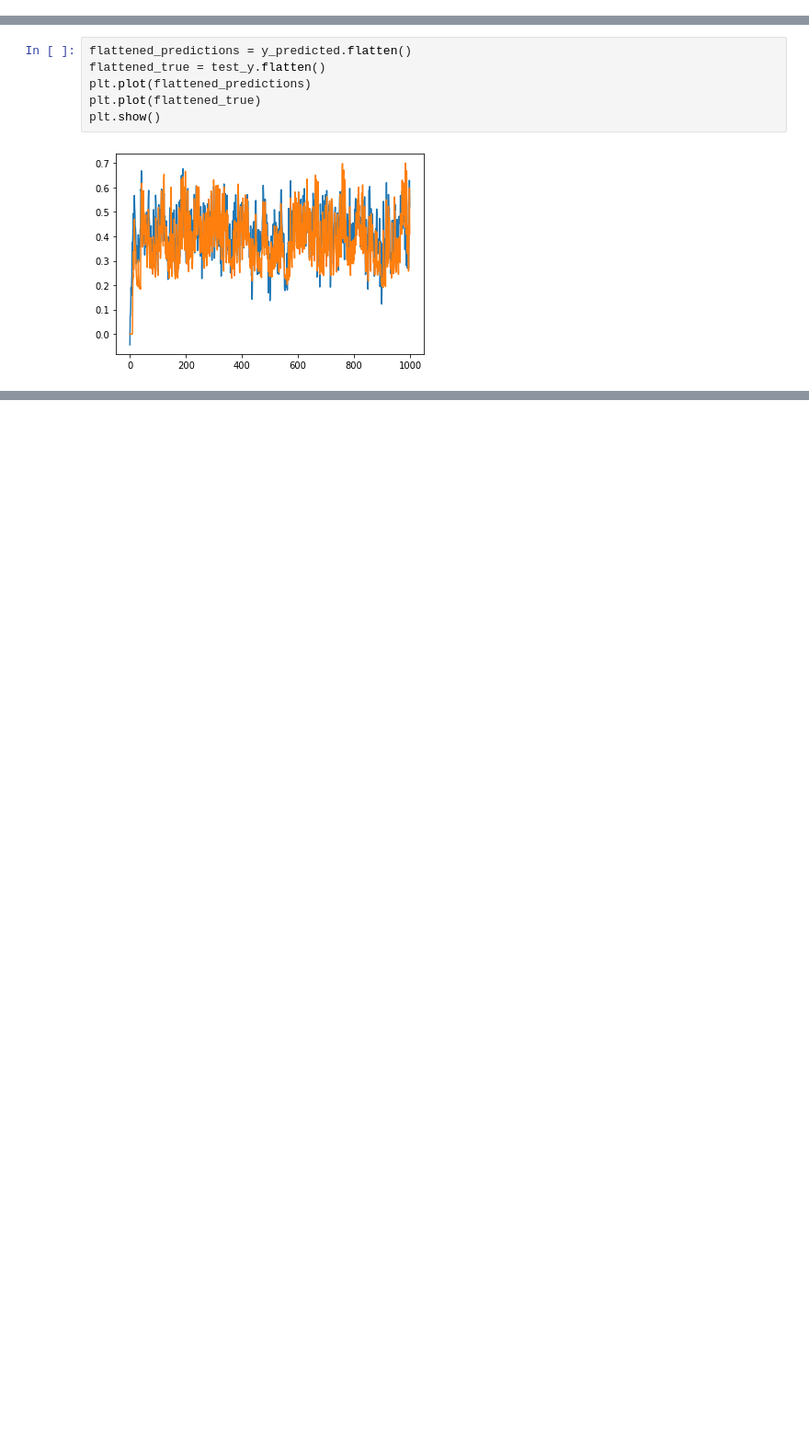
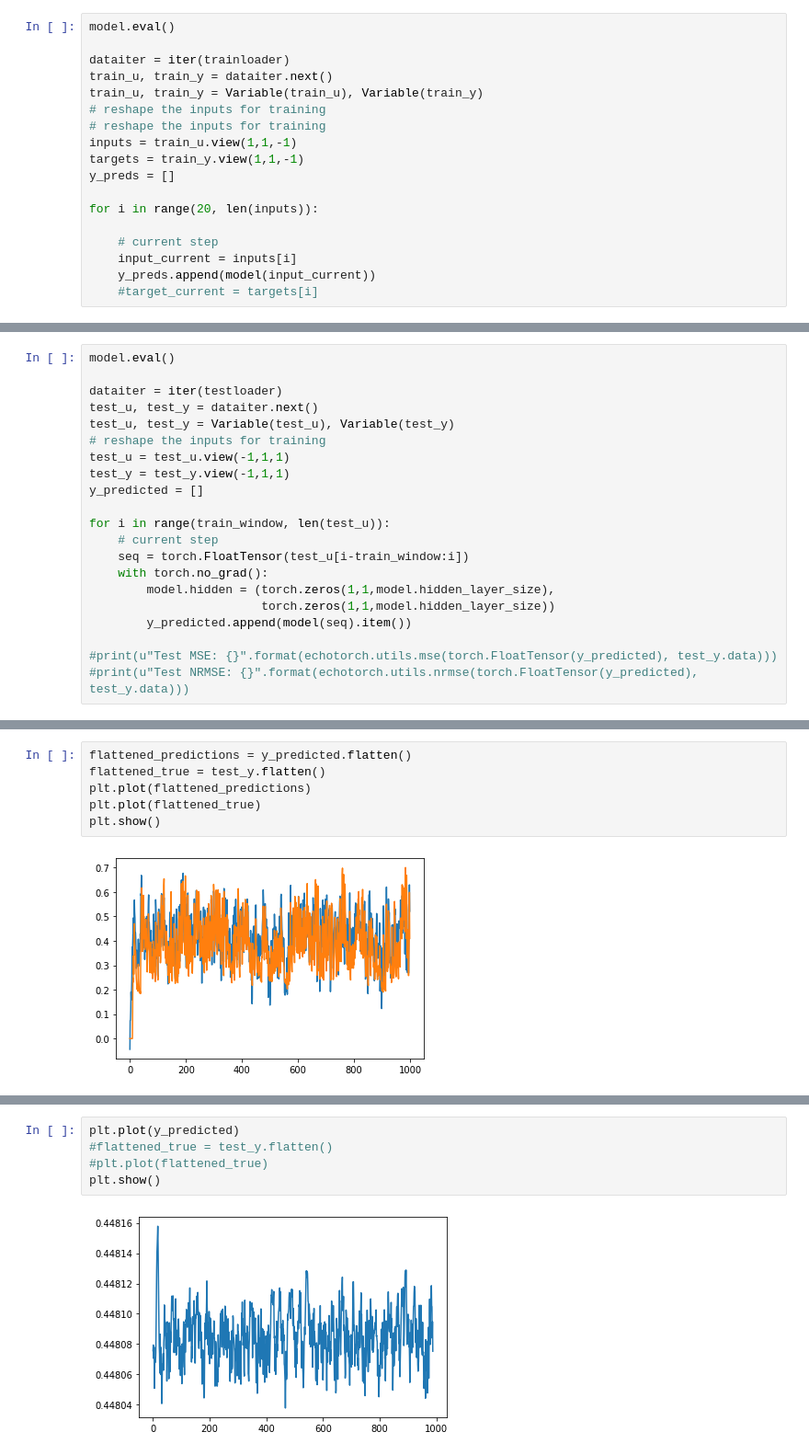
Before and after one commit to aisinai/EchoTorch, a Jupyter notebook: Time Series EchoTorch.ipynb, the cells around one changed output, grey strips where cells are left out. Shown at 92% size. Saved outputs shown, nothing was run; the diff lists cells and outputs as text; blank space fills up the shorter version.

```diff
--- a/Time Series EchoTorch.ipynb
+++ b/Time Series EchoTorch.ipynb
@@ -91,3 +204,21 @@ print(u"")
 # %% [output]
 Train MSE: 0.004655277822166681
 Test NRMSE: 0.6365268862860002
+# %%
+model.eval()
+
+dataiter = iter(trainloader)
+train_u, train_y = dataiter.next()
+train_u, train_y = Variable(train_u), Variable(train_y)
+# reshape the inputs for training
+# reshape the inputs for training
+inputs = train_u.view(1,1,-1)
+targets = train_y.view(1,1,-1)
+y_preds = []
+
+for i in range(20, len(inputs)):
+
+    # current step
+    input_current = inputs[i]
+    y_preds.append(model(input_current))
+    #target_current = targets[i]
@@ -106,0 +241,21 @@ Test NRMSE: 0.683688674875532
+# %%
+model.eval()
+
+dataiter = iter(testloader)
+test_u, test_y = dataiter.next()
+test_u, test_y = Variable(test_u), Variable(test_y)
+# reshape the inputs for training
+test_u = test_u.view(-1,1,1)
+test_y = test_y.view(-1,1,1)
+y_predicted = []
+
+for i in range(train_window, len(test_u)):
+    # current step
+    seq = torch.FloatTensor(test_u[i-train_window:i])
+    with torch.no_grad():
+        model.hidden = (torch.zeros(1,1,model.hidden_layer_size),
+                        torch.zeros(1,1,model.hidden_layer_size))
+        y_predicted.append(model(seq).item())
+
+#print(u"Test MSE: {}".format(echotorch.utils.mse(torch.FloatTensor(y_predicted), test_y.data)))
+#print(u"Test NRMSE: {}".format(echotorch.utils.nrmse(torch.FloatTensor(y_predicted), test_y.data)))
@@ -114,0 +278,7 @@ plt.show()
+# %%
+plt.plot(y_predicted)
+#flattened_true = test_y.flatten()
+#plt.plot(flattened_true)
+plt.show()
+# %% [output]
+[figure, added]
```
Also changed, not shown: parts of 14 cells of this notebook, 1 other file.
